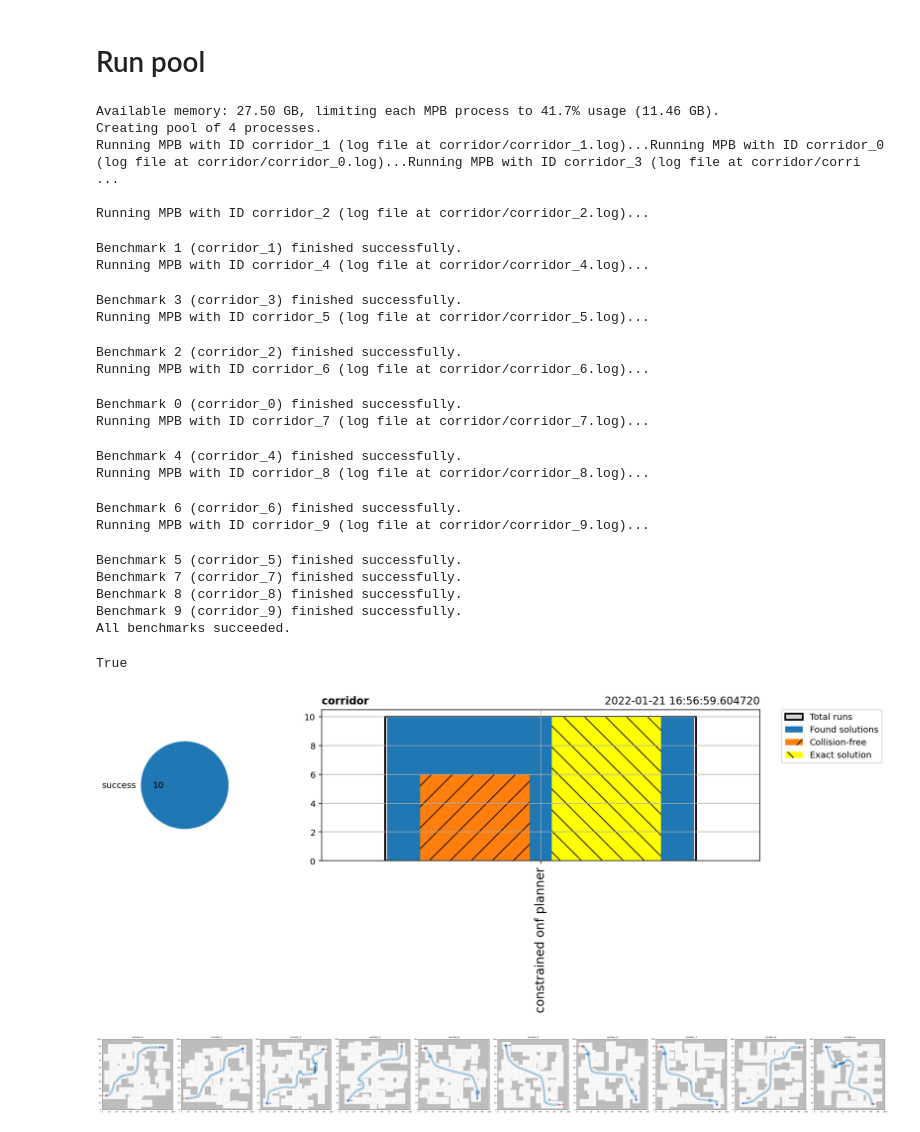
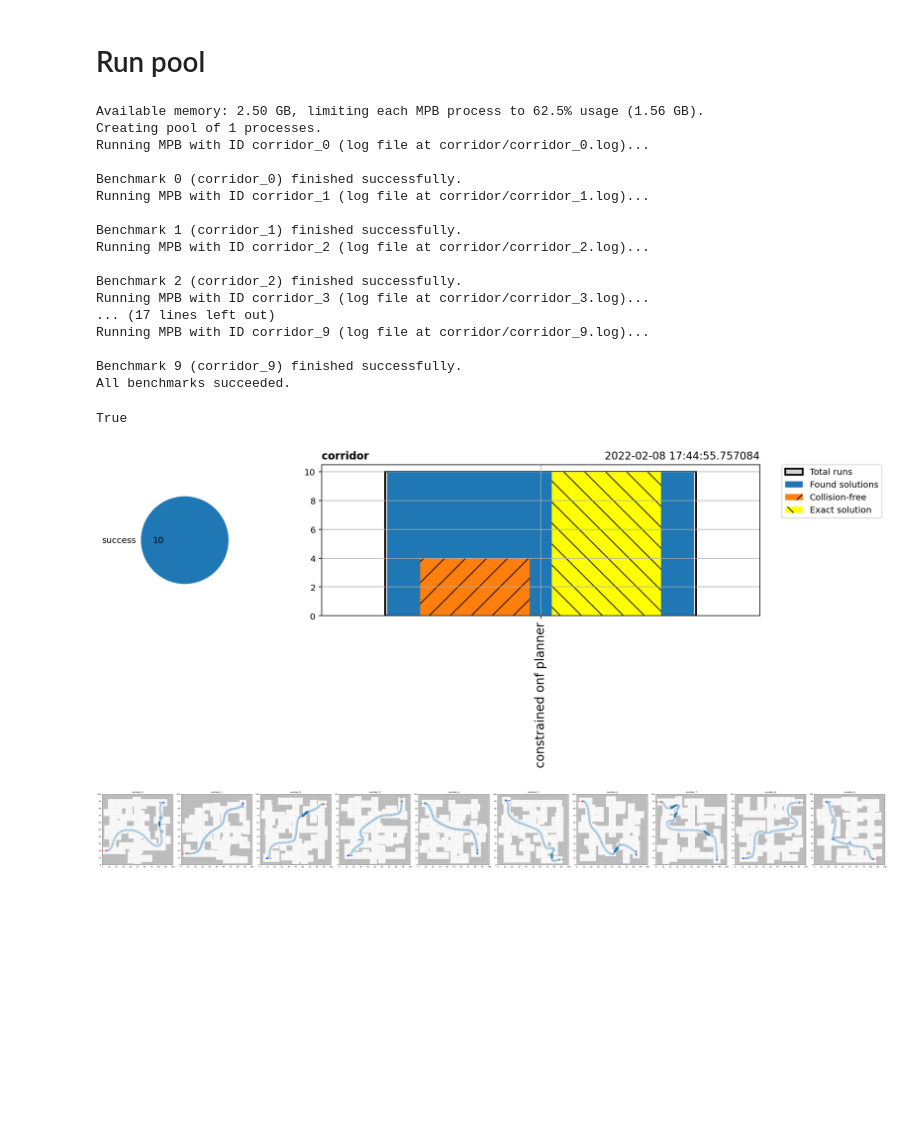
Before and after one commit to MisterMap/pytorch-motion-planner, a Jupyter notebook: notebooks/benchmark/corridor_experiment.ipynb, the cells around one changed output. Drawn from its saved outputs; the diff is of its cells as text; code cells hidden in the pictures; blank space fills up the shorter version.

```diff
--- a/notebooks/benchmark/corridor_experiment.ipynb
+++ b/notebooks/benchmark/corridor_experiment.ipynb
@@ -53,41 +57,36 @@ m.visualize_trajectories(draw_start_goal_thetas=True,
 # %%
 env = os.environ
 env["MPLBACKEND"] = "TkAgg"
 pool = MultipleMPB()
 for i in range(10):
     m = MPB()
     m.set_corridor_grid_env(100, 100, branches=100, radius=5, seed=i + 2)
     m["max_planning_time"] = 60
     m["benchmark.planning"]['constrained_onf_planner'] = True
     m.set_planners(['constrained_onf_planner'])
     pool.benchmarks.append(m)
 
-pool.run_parallel(id="corridor", runs=1, processes=4)
+pool.run_parallel(id="corridor", runs=1, processes=1)
 # %% [output]
-Available memory: 27.50 GB, limiting each MPB process to 41.7% usage (11.46 GB).
-Creating pool of 4 processes.
-Running MPB with ID corridor_1 (log file at corridor/corridor_1.log)...Running MPB with ID corridor_0 (log file at corridor/corridor_0.log)...Running MPB with ID corridor_3 (log file at corridor/corri ...
+Available memory: 2.50 GB, limiting each MPB process to 62.5% usage (1.56 GB).
+Creating pool of 1 processes.
+Running MPB with ID corridor_0 (log file at corridor/corridor_0.log)...
 
+Benchmark 0 (corridor_0) finished successfully.
+Running MPB with ID corridor_1 (log file at corridor/corridor_1.log)...
+
+Benchmark 1 (corridor_1) finished successfully.
 Running MPB with ID corridor_2 (log file at corridor/corridor_2.log)...
+
+Benchmark 2 (corridor_2) finished successfully.
+Running MPB with ID corridor_3 (log file at corridor/corridor_3.log)...
+... (17 lines left out)
+Running MPB with ID corridor_9 (log file at corridor/corridor_9.log)...
+
+Benchmark 9 (corridor_9) finished successfully.
+All benchmarks succeeded.
-Benchmark 1 (corridor_1) finished successfully.
-Running MPB with ID corridor_4 (log file at corridor/corridor_4.log)...
+True
-Benchmark 3 (corridor_3) finished successfully.
-Running MPB with ID corridor_5 (log file at corridor/corridor_5.log)...
-Benchmark 2 (corridor_2) finished successfully.
-Running MPB with ID corridor_6 (log file at corridor/corridor_6.log)...
-Benchmark 0 (corridor_0) finished successfully.
-Running MPB with ID corridor_7 (log file at corridor/corridor_7.log)...
-Benchmark 4 (corridor_4) finished successfully.
-Running MPB with ID corridor_8 (log file at corridor/corridor_8.log)...
-Benchmark 6 (corridor_6) finished successfully.
-Running MPB with ID corridor_9 (log file at corridor/corridor_9.log)...
-Benchmark 5 (corridor_5) finished successfully.
-Benchmark 7 (corridor_7) finished successfully.
-Benchmark 8 (corridor_8) finished successfully.
-Benchmark 9 (corridor_9) finished successfully.
-All benchmarks succeeded.
-True
-[figure, old version]
+[figure, new version]
 # %%
 pool.visualize_trajectories(draw_start_goal_thetas=True,
                          plot_every_nth_polygon=8,
@@ -97,7 +96,7 @@ pool.visualize_trajectories(draw_start_goal_thetas=True,
                          save_file="plots/corridor_experiment_pool.pdf",
                          num_colors=10)
 # %% [output]
-[figure, old version]
+[figure, new version]
 # %%
 result = "corridors_result.json"
 pool.merge(result, make_separate_runs=True)
```
Also changed, not shown: parts of 4 cells of this notebook, 2 other files.
